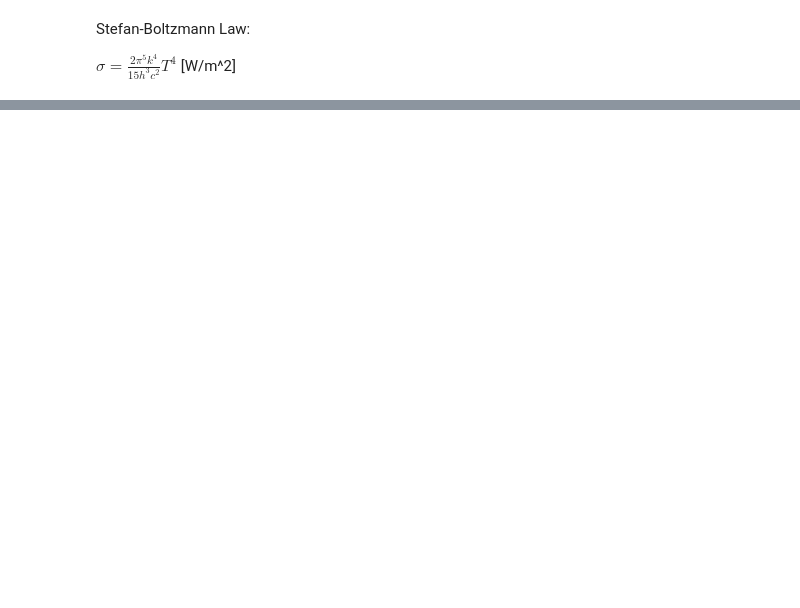
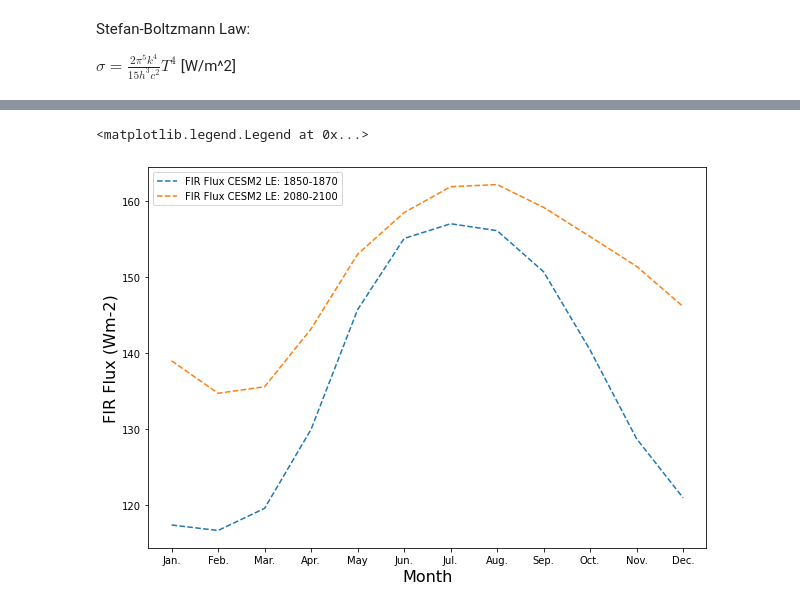
Before and after one commit to jshaw35/netcdf_analysis, a Jupyter notebook: PREFIRE/FIR-fraction.ipynb, the cells around one changed output, grey strips where cells are left out. Saved outputs shown, nothing was run; the diff lists cells and outputs as text; code cells hidden in the pictures; blank space fills up the shorter version.

```diff
--- a/PREFIRE/FIR-fraction.ipynb
+++ b/PREFIRE/FIR-fraction.ipynb
@@ -249,0 +91,5 @@ plt.show()
+# %%
+from collections.abc import Iterable
+
+def iterable(obj):
+    return isinstance(obj, Iterable)
@@ -249,0 +314,5 @@ plt.show()
+# %%
+hist_months = hist_clim['TS'].groupby('time.month').mean()
+hist_seasons = hist_clim['TS'].groupby('time.season').mean()
+fut_months = fut_clim['TS'].groupby('time.month').mean()
+fut_seasons = fut_clim['TS'].groupby('time.season').mean()
@@ -249,0 +321,7 @@ plt.show()
+# %%
+arctic_mask = hist_clim['lat'] < 70
+weights = hist_clim['cell_weight']
+seasons_list = ['DJF','MAM','JJA','SON']
+months_list = ['Jan.','Feb.','Mar.','Apr.','May','Jun.','Jul.','Aug.','Sep.','Oct.','Nov.','Dec.']
+season_indices = range(1,12,3) # indexes for plotting against individual months
+# .sel(season=season)
@@ -249,0 +330,3 @@ plt.show()
+# %%
+hist_mon_avg = masked_average(hist_months,dim=['lat','lon'],mask=arctic_mask,weights=weights)
+fut_mon_avg = masked_average(fut_months,dim=['lat','lon'],mask=arctic_mask,weights=weights)
@@ -249,0 +363,30 @@ plt.show()
+# %%
+fig,ax = plt.subplots(figsize=(10,7))
+
+offset = np.arange(1,len(months_list)+1,1)
+plt.xticks(offset, months_list)
+ax.set_xlim(0.5,12.5) # weird that this is needed...
+
+# l1 = ax.plot(offset, hist_mon_avg, label='CESM2 LE: 1850-1870')
+# l2 = ax.plot(offset, fut_mon_avg, label='CESM2 LE: 2080-2100')
+
+# ax.set_ylabel("Surface Temperature (K)",fontsize=16)
+# ax.set_xlabel("Month",fontsize=16)
+
+# ax2 = ax.twinx()
+ax.set_ylabel("FIR Flux (Wm-2)",fontsize=16)
+ax.set_xlabel("Month",fontsize=16)
+
+ax.plot(offset, fir_flux(np.array(hist_mon_avg)), label='FIR Flux CESM2 LE: 1850-1870',linestyle='dashed')
+ax.plot(offset, fir_flux(np.array(fut_mon_avg)), label='FIR Flux CESM2 LE: 2080-2100',linestyle='dashed')
+
+# ax2.set_ybound(116,166) # Offset manually (114.33624151694825, 164.49793594521816)
+
+# handles = [l1[0],l2[0],l3[0],l4[0]]
+# labels = ['Temperature (K) CESM2 LE: 1850-1870','Temperature (K) CESM2 LE: 2080-2100','FIR Flux CESM2 LE: 1850-1870','FIR Flux CESM2 LE: 2080-2100']
+
+# ax.legend(handles=handles,labels=labels)
+ax.legend()
+# %% [output]
+<matplotlib.legend.Legend at 0x...>
+[figure, added]
```
Also changed, not shown: parts of 91 cells of this notebook, 2 other files.
